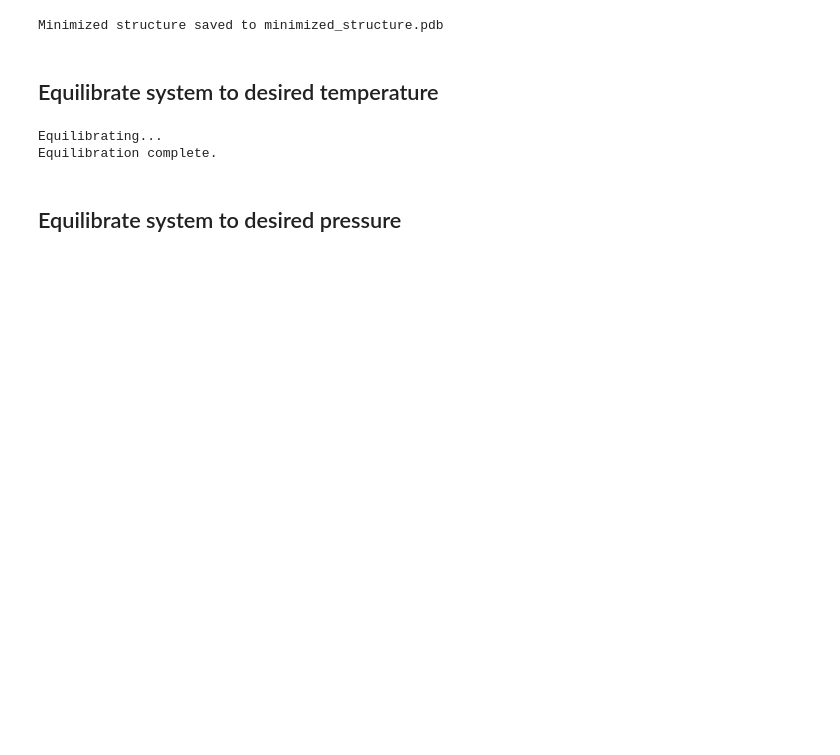
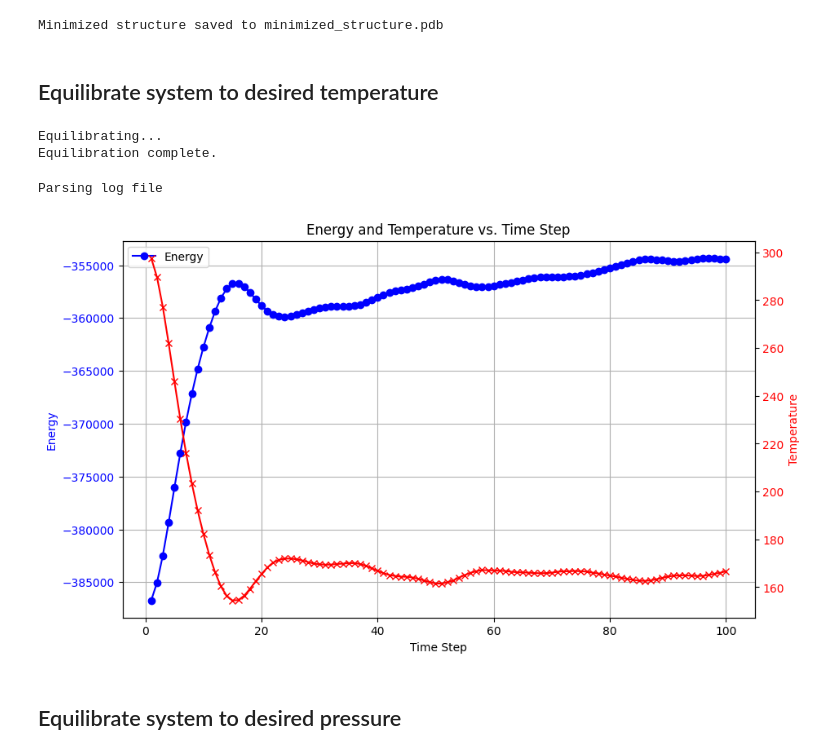
Before and after one commit to ingcoder/OpenMM-MDSimulation, a Jupyter notebook: OpenMM_Ligand_Protein_Simulation.ipynb, the cells around one changed output. Cells and saved outputs as stored; diff of their text form; code cells hidden in the pictures; blank space fills up the shorter version.

```diff
--- a/OpenMM_Ligand_Protein_Simulation.ipynb
+++ b/OpenMM_Ligand_Protein_Simulation.ipynb
@@ -359,14 +388,3 @@ simulation.reporters.append(dcd_reporter)
-# %%
-# Save protein-ligand complex to a pdb file
-from openmm.app import PDBFile
-
-# Assume your simulation object is already created and initialized with positions
-state = simulation.context.getState(getPositions=True)
-positions = state.getPositions()
-
-# Write the positions to a PDB file
-with open('complex_starting_condition.pdb', 'w') as file:
-    PDBFile.writeFile(simulation.topology, top.get_positions().to_openmm(), file)
 # %% [markdown]
 ### Minimize the combined system
 
@@ -466,36 +483,39 @@ def parse_log_file(log_file_path):
     return steps, energies, temperatures
 
 # Path to your log file
-log_file_path = 'nvt_equilibration_short2.log'
+log_file_path = 'nvt_equilibration.log'
 
 # Parse the log file
 steps, energies, temperatures = parse_log_file(log_file_path)
 
 # Create figure and first axis
 plt.figure(figsize=(10, 6))
 ax1 = plt.gca()  # Get current axis
 ax2 = ax1.twinx()  # Create another axis that shares the same x-axis
 
 # Plot energy on the first y-axis
 ax1.plot(steps, energies, marker='o', linestyle='-', color='blue', label='Energy')
 ax1.set_xlabel('Time Step')
 ax1.set_ylabel('Energy', color='blue')
 ax1.tick_params(axis='y', labelcolor='blue')
 
 # Plot temperature on the second y-axis
 ax2.plot(steps, temperatures, marker='x', linestyle='-', color='red', label='Temperature')
 ax2.set_ylabel('Temperature', color='red')
 ax2.tick_params(axis='y', labelcolor='red')
 
 # Title and grid
 plt.title('Energy and Temperature vs. Time Step')
 ax1.grid(True)
 
 # Optional: add a legend. Comment these lines if you find the legend unnecessary.
 ax1.legend(loc='upper left')
-# ax2.legend(loc='upper right')
+ax2.legend(loc='upper right')
 
 plt.show()
+# %% [output]
+Parsing log file
+[figure, added]
 # %% [markdown]
 ## Equilibrate system to desired pressure
 # %%
```
Also changed, not shown: parts of 26 cells of this notebook.
